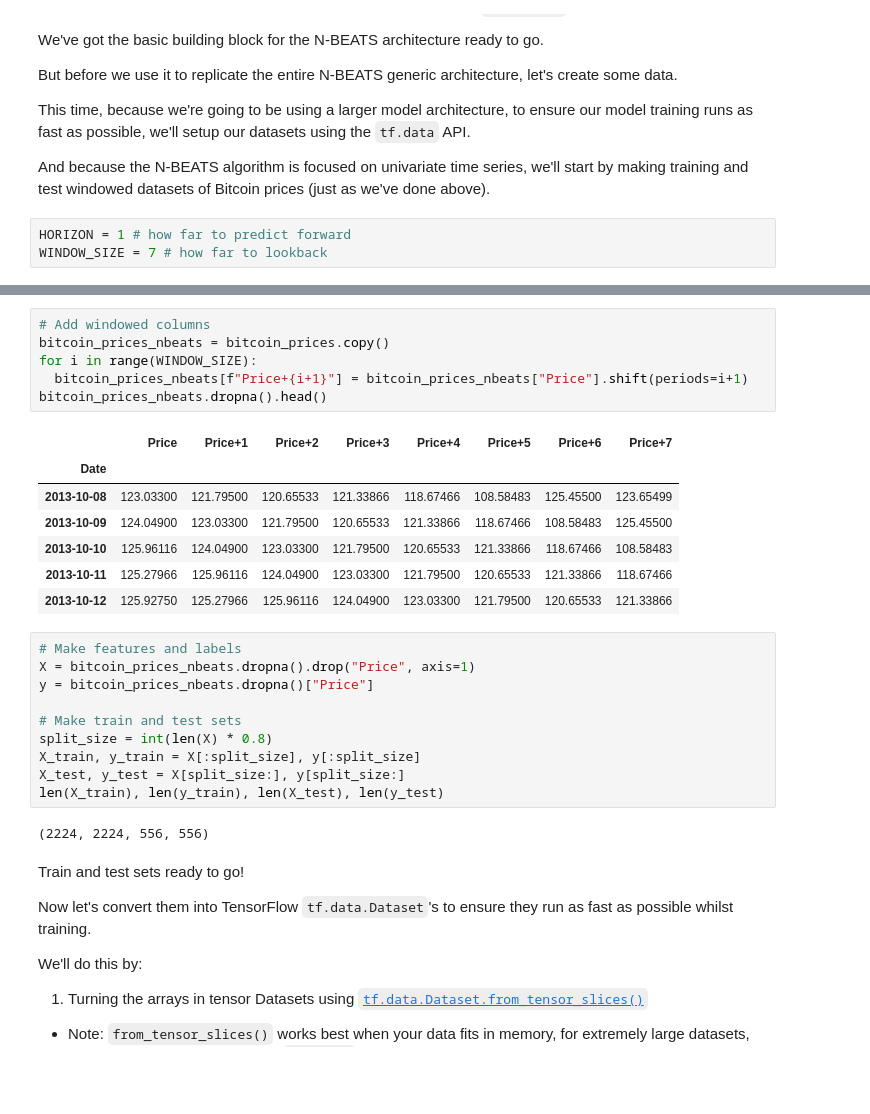
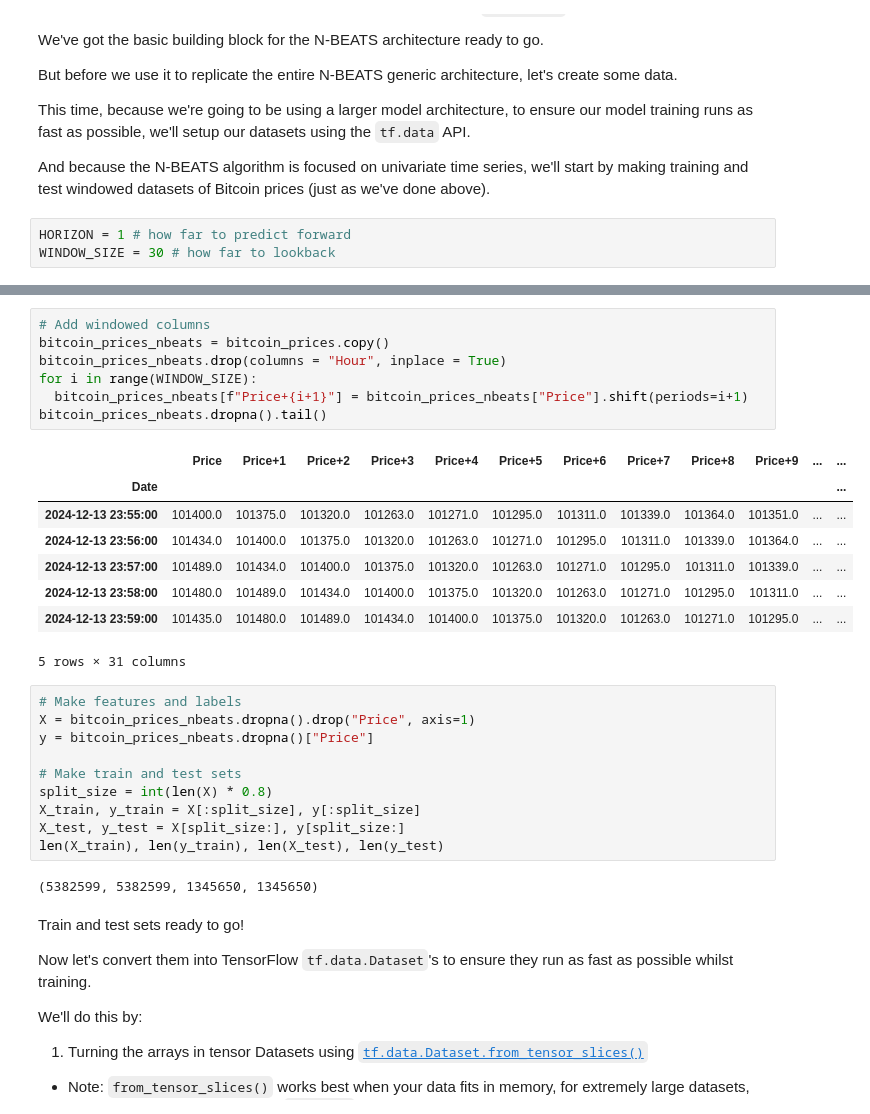
Before and after one commit to Garcialejan/Tensorflow_deep_learning_theory, a Jupyter notebook: Theory_notebooks/10_time_series_forecasting_in_tensorflow.ipynb, the cells around one changed output, grey strips where cells are left out. Cells and saved outputs as stored; diff of their text form; blank space fills up the shorter version.

```diff
--- a/Theory_notebooks/10_time_series_forecasting_in_tensorflow.ipynb
+++ b/Theory_notebooks/10_time_series_forecasting_in_tensorflow.ipynb
@@ -2457,7 +2477,7 @@ This time, because we're going to be using a larger model architecture, to ensur
 And because the N-BEATS algorithm is focused on univariate time series, we'll start by making training and test windowed datasets of Bitcoin prices (just as we've done above).
 # %%
 HORIZON = 1 # how far to predict forward
-WINDOW_SIZE = 7 # how far to lookback
+WINDOW_SIZE = 30 # how far to lookback
 # %%
 # Create NBEATS data inputs (NBEATS works with univariate time series)
 bitcoin_prices.head()
@@ -2472,17 +2492,19 @@ bitcoin_prices.head()
 # %%
 # Add windowed columns
 bitcoin_prices_nbeats = bitcoin_prices.copy()
+bitcoin_prices_nbeats.drop(columns = "Hour", inplace = True)
 for i in range(WINDOW_SIZE):
   bitcoin_prices_nbeats[f"Price+{i+1}"] = bitcoin_prices_nbeats["Price"].shift(periods=i+1)
-bitcoin_prices_nbeats.dropna().head()
+bitcoin_prices_nbeats.dropna().tail()
 # %% [output]
-|  | Price | Price+1 | Price+2 | Price+3 | Price+4 | Price+5 | Price+6 | Price+7 |
-| Date |  |  |  |  |  |  |  |  |
-| 2013-10-08 | 123.03300 | 121.79500 | 120.65533 | 121.33866 | 118.67466 | 108.58483 | 125.45500 | 123.65499 |
-| 2013-10-09 | 124.04900 | 123.03300 | 121.79500 | 120.65533 | 121.33866 | 118.67466 | 108.58483 | 125.45500 |
-| 2013-10-10 | 125.96116 | 124.04900 | 123.03300 | 121.79500 | 120.65533 | 121.33866 | 118.67466 | 108.58483 |
-| 2013-10-11 | 125.27966 | 125.96116 | 124.04900 | 123.03300 | 121.79500 | 120.65533 | 121.33866 | 118.67466 |
-| 2013-10-12 | 125.92750 | 125.27966 | 125.96116 | 124.04900 | 123.03300 | 121.79500 | 120.65533 | 121.33866 |
+|  | Price | Price+1 | Price+2 | Price+3 | Price+4 | Price+5 | Price+6 | Price+7 | Price+8 | Price+9 | ... | ... |
+| Date |  |  |  |  |  |  |  |  |  |  |  | ... |
+| 2024-12-13 23:55:00 | 101400.0 | 101375.0 | 101320.0 | 101263.0 | 101271.0 | 101295.0 | 101311.0 | 101339.0 | 101364.0 | 101351.0 | ... | ... |
+| 2024-12-13 23:56:00 | 101434.0 | 101400.0 | 101375.0 | 101320.0 | 101263.0 | 101271.0 | 101295.0 | 101311.0 | 101339.0 | 101364.0 | ... | ... |
+| 2024-12-13 23:57:00 | 101489.0 | 101434.0 | 101400.0 | 101375.0 | 101320.0 | 101263.0 | 101271.0 | 101295.0 | 101311.0 | 101339.0 | ... | ... |
+| 2024-12-13 23:58:00 | 101480.0 | 101489.0 | 101434.0 | 101400.0 | 101375.0 | 101320.0 | 101263.0 | 101271.0 | 101295.0 | 101311.0 | ... | ... |
+| 2024-12-13 23:59:00 | 101435.0 | 101480.0 | 101489.0 | 101434.0 | 101400.0 | 101375.0 | 101320.0 | 101263.0 | 101271.0 | 101295.0 | ... | ... |
+5 rows × 31 columns
 # %%
 # Make features and labels
 X = bitcoin_prices_nbeats.dropna().drop("Price", axis=1)
@@ -2494,7 +2516,7 @@ X_train, y_train = X[:split_size], y[:split_size]
 X_test, y_test = X[split_size:], y[split_size:]
 len(X_train), len(y_train), len(X_test), len(y_test)
 # %% [output]
-(2224, 2224, 556, 556)
+(5382599, 5382599, 1345650, 1345650)
 # %% [markdown]
 Train and test sets ready to go!
 
```
Also changed, not shown: parts of 11 cells of this notebook.
